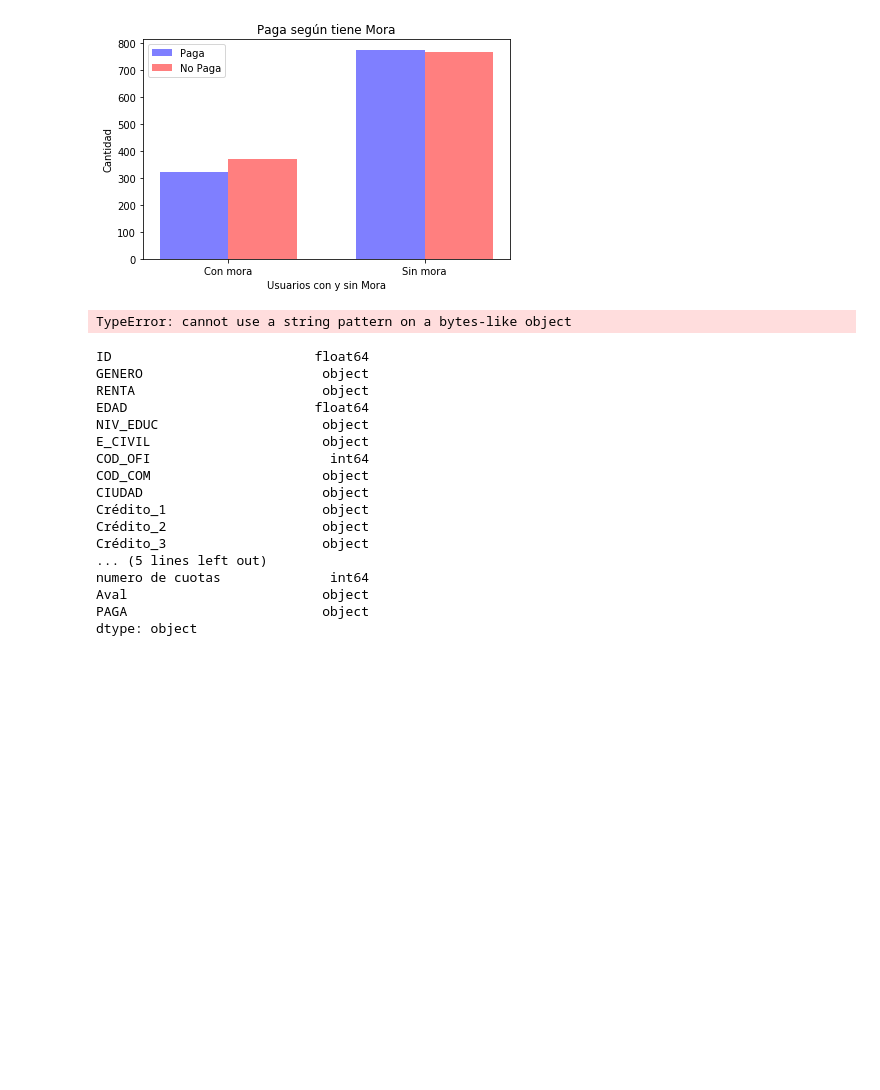
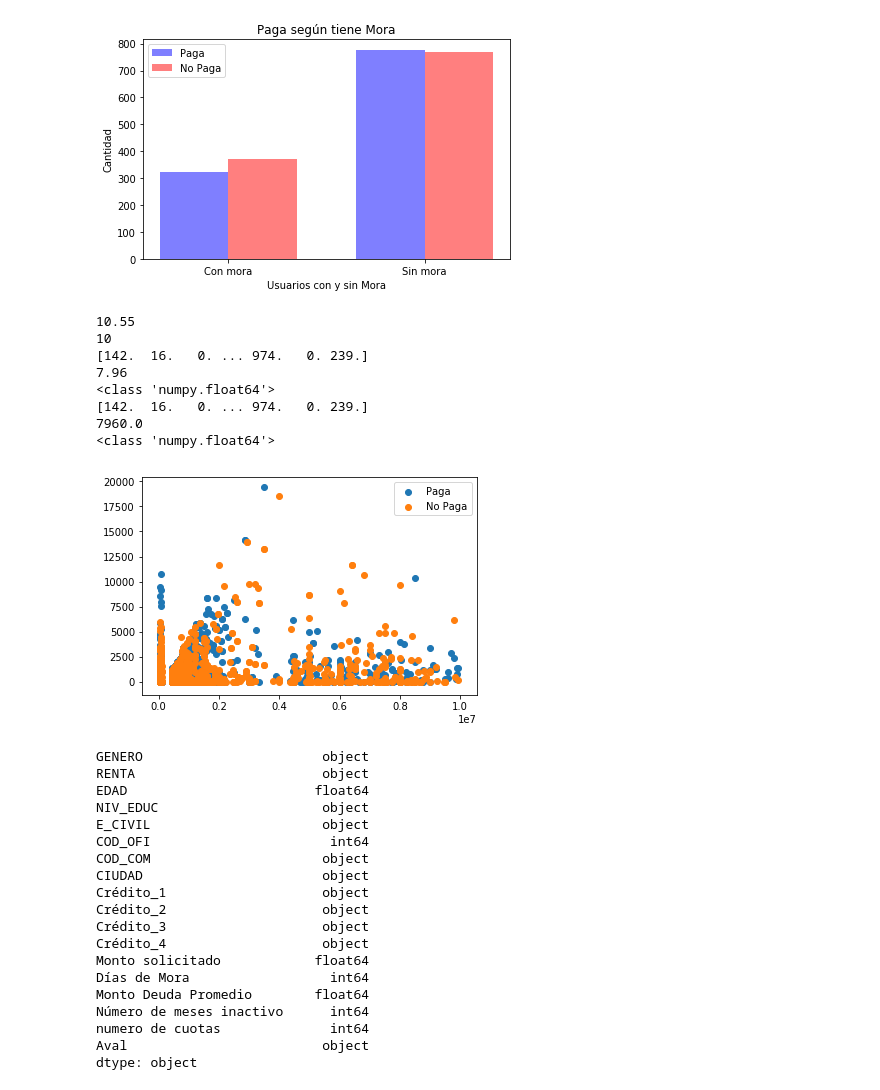
Before and after one commit to GioPais/Credit_score_project, a Jupyter notebook: Credit_score.ipynb, the cells around one changed output. Saved outputs shown, nothing was run; the diff lists cells and outputs as text; code cells hidden in the pictures; blank space fills up the shorter version.

```diff
--- a/Credit_score.ipynb
+++ b/Credit_score.ipynb
@@ -55,7 +55,7 @@ Cuantos clientes pagan: 1098/2240:
 #target
 #print(y_data)
 print(len(y_data))
-y_data=y_data[1:len(y_data)]
+#y_data=y_data[1:len(y_data)]
 labelencoder_y = LabelEncoder()
 y_data = labelencoder_y.fit_transform(y_data)
 
@@ -64,7 +64,7 @@ print(len(y_data))
 #Genero
 gen = dataset.iloc[:, [1]]
 
-gen = gen[1:len(gen)]
+#gen = gen[1:len(gen)]
 
 labelencoder_edad = LabelEncoder()
 gen = labelencoder_edad.fit_transform(gen)
@@ -72,31 +72,31 @@ gen = labelencoder_edad.fit_transform(gen)
 #Edad
 edad = dataset.iloc[:, [3]]
 
-edad = edad[1:len(edad)]
+#edad = edad[1:len(edad)]
 
 #------------------------------------------------------------------------------
 #Nivel Educacional
 niv_ed = dataset.iloc[:, [4]]
 
-niv_ed = niv_ed[1:len(niv_ed)]
+#niv_ed = niv_ed[1:len(niv_ed)]
 
 #------------------------------------------------------------------------------
 #Nivel Educacional
 renta = dataset.iloc[:, [2]]
 
-renta = renta[1:len(renta)]
+#renta = renta[1:len(renta)]
 
 #------------------------------------------------------------------------------
-#Nivel Educacional
+#Monto solicitado
 monto = dataset.iloc[:, [13]]
 
-monto = monto[1:len(monto)]
+#monto = monto[1:len(monto)]
 
 #------------------------------------------------------------------------------
 #Nivel Educacional
 dias_mora = dataset.iloc[:, [14]]
 
-dias_mora = dias_mora[1:len(dias_mora)]
+#dias_mora = dias_mora[1:len(dias_mora)]
 
 #labelencoder_gen = LabelEncoder()
 #gen = labelencoder_edad.fit_transform(gen)
@@ -160,7 +160,7 @@ plt.show()
 # %%
 #grafico Genero
 
-edad_arr=edad.as_matrix()
+edad_arr=edad.values
 edad_arr=np.reshape(edad_arr,-1)
 
 P_20,NP_20,P_30,NP_30,P_40,NP_40,P_50,NP_50=0,0,0,0,0,0,0,0
@@ -340,40 +340,77 @@ plt.show()
 # %%
 # MONTO vs RENTA
 
-renta_arr=renta.as_matrix()
+renta_arr=renta.values
 renta_arr=np.reshape(renta_arr,-1)
 
-monto_arr=monto.as_matrix()
+monto_arr=monto.values
 monto_arr=np.reshape(monto_arr,-1)
+
+#print(renta_arr)
+#print(type(renta_arr[0]))
+
+a=10.55
+print(a)
+print(int(a))
+
+print(monto_arr)
+print(monto_arr[4])
+print(type(monto_arr[0]))
 
 monto_P,monto_NP=[],[]
 renta_P,renta_NP=[],[]
 
+renta_arr = [w.replace('.', '') for w in renta_arr]
+
+for i in range(0,len(monto_arr)):
+    if monto_arr[i]-int(monto_arr[i])>0.0:
+        monto_arr[i]=monto_arr[i]*1000
+
+
+#monto_arr = [str(w) for w in monto_arr]
+#monto_arr = [w.replace('.', '') for w in monto_arr]
+
+
+#print(renta_arr)
+#print(type(renta_arr[0]))
+
+print(monto_arr)
+print(monto_arr[4])
+print(type(monto_arr[0]))
+
 for i in range(0,len(renta_arr)):
 
     if y_data[i]==1:
-        monto_P.append(int(re.sub('\.','',monto_arr[i])))
-        renta_P.append(int(re.sub('\.','',renta_arr[i])))
+        monto_P.append(int(monto_arr[i]))
+        renta_P.append(int(renta_arr[i]))
     else:
-        monto_NP.append(int(re.sub('\.','',monto_arr[i])))
-        renta_NP.append(int(re.sub('\.','',renta_arr[i])))
+        monto_NP.append(int(monto_arr[i]))
+        renta_NP.append(int(renta_arr[i]))
 
+#words = [w.replace('[br]', '<br />') for w in words]
 
 
 #renta_arr = [int(i) for i in renta_arr]
 
 #monto_arr = [int(i) for i in monto_arr]
 
 plt.scatter(renta_P,monto_P)
 plt.scatter(renta_NP,monto_NP)
 plt.legend(['Paga','No Paga'])
 plt.show()
 # %% [output]
-TypeError: cannot use a string pattern on a bytes-like object
+10.55
+10
+[142.  16.   0. ... 974.   0. 239.]
+7.96
+<class 'numpy.float64'>
+[142.  16.   0. ... 974.   0. 239.]
+7960.0
+<class 'numpy.float64'>
+[figure, added]
 # %%
-dataset.dtypes
+features.dtypes
 # %% [output]
-ID                          float64
 GENERO                       object
 RENTA                        object
 EDAD                        float64
@@ -385,10 +422,13 @@ CIUDAD                       object
 Crédito_1                    object
 Crédito_2                    object
 Crédito_3                    object
-... (5 lines left out)
+Crédito_4                    object
+Monto solicitado            float64
+Días de Mora                  int64
+Monto Deuda Promedio        float64
+Número de meses inactivo      int64
 numero de cuotas              int64
 Aval                         object
-PAGA                         object
 dtype: object
 # %%
 labelencoder_X = LabelEncoder()
```
Also changed, not shown: parts of 5 cells of this notebook.
